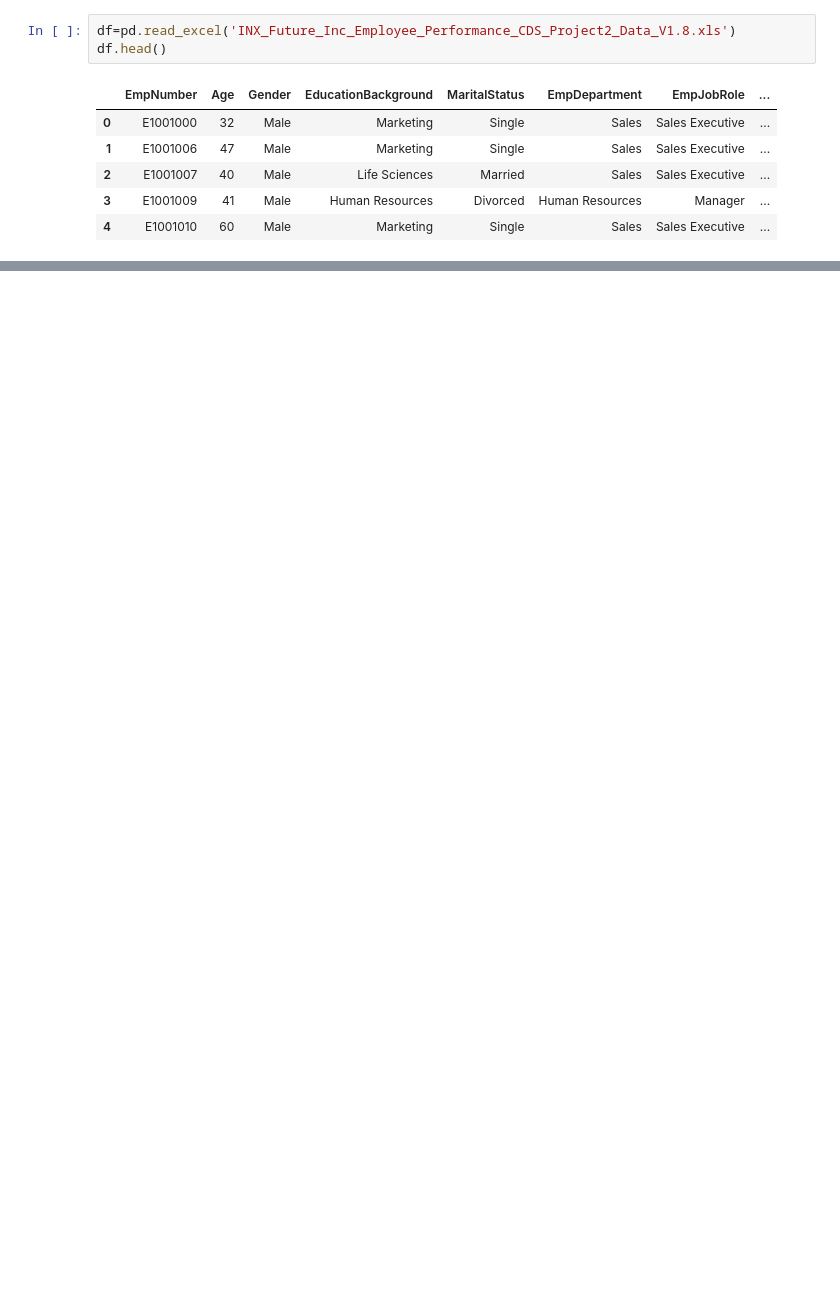
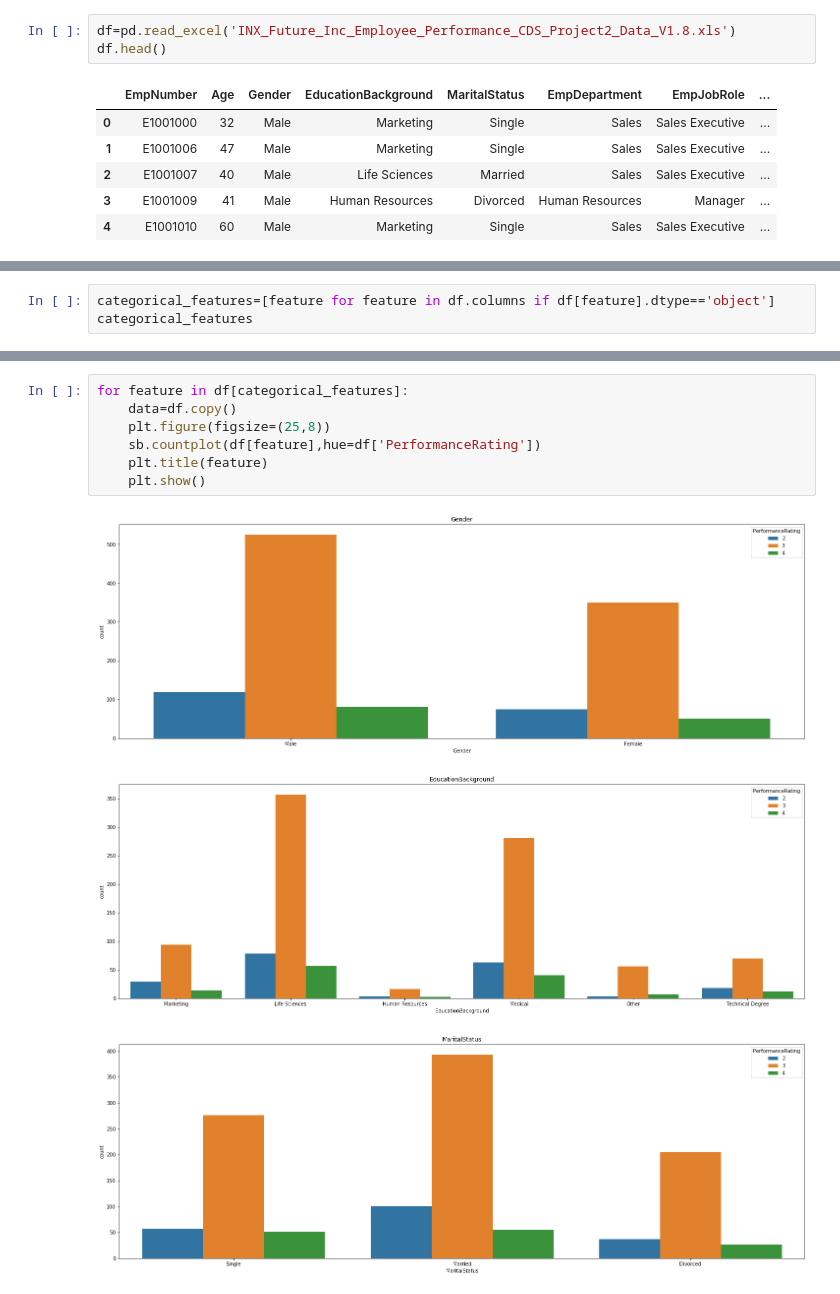
Before and after one commit to KrishnaDesai16/EmployeePerformanceAnalysis, a Jupyter notebook: EmployeePerformanceAnalysis.ipynb, the cells around one changed output, grey strips where cells are left out. Saved outputs shown, nothing was run; the diff lists cells and outputs as text; blank space fills up the shorter version.

```diff
--- a/EmployeePerformanceAnalysis.ipynb
+++ b/EmployeePerformanceAnalysis.ipynb
@@ -28,0 +156,3 @@ df.head()
+# %%
+categorical_features=[feature for feature in df.columns if df[feature].dtype=='object']
+categorical_features
@@ -28,0 +168,11 @@ df.head()
+# %%
+for feature in df[categorical_features]:
+    data=df.copy()
+    plt.figure(figsize=(25,8))
+    sb.countplot(df[feature],hue=df['PerformanceRating'])
+    plt.title(feature)
+    plt.show()
+# %% [output]
+[figure, added]
+[figure, added]
+[figure, added]
```
Also changed, not shown: parts of 27 cells of this notebook.
